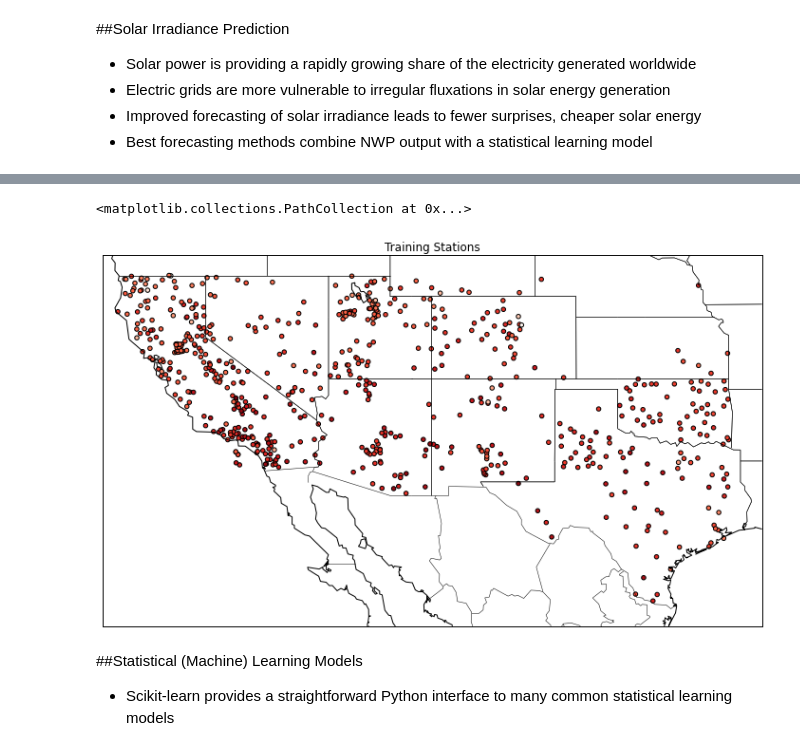
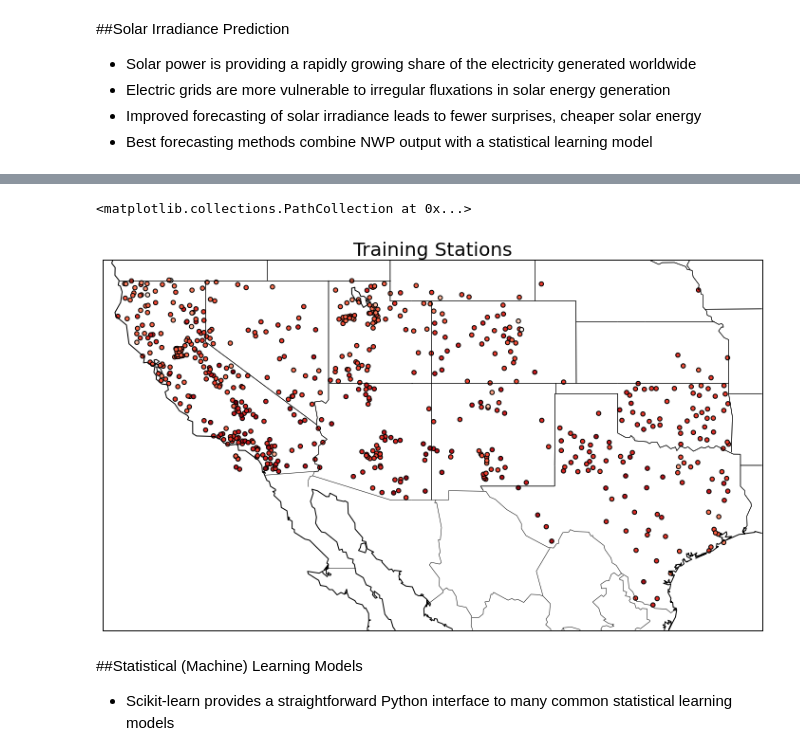
Before and after one commit to djgagne/ucar_sea_2015, a Jupyter notebook: Gagne_UCAR_SEA_Conference_Presentation.ipynb, the cells around one changed output, grey strips where cells are left out. Drawn from its saved outputs; the diff is of its cells as text; code cells hidden in the pictures.

```diff
--- a/Gagne_UCAR_SEA_Conference_Presentation.ipynb
+++ b/Gagne_UCAR_SEA_Conference_Presentation.ipynb
@@ -184,25 +174,25 @@ add_diff
 # %%
 train_stations = solar_training_data['station'].unique()
 max_solar = np.zeros(train_stations.size)
 station_lats = np.zeros(train_stations.size)
 station_lons = np.zeros(train_stations.size)
 for ts, train_station in enumerate(train_stations):
     is_station = solar_training_data['station'] == train_station
     station_idxs = np.nonzero(is_station)[0]
     max_solar[ts] = solar_training_data['av_dswrf_sfc'][is_station].max()
     station_lons[ts] = solar_training_data['lon'][station_idxs[0]]
     station_lats[ts] = solar_training_data['lat'][station_idxs[0]]
 bmap = Basemap(projection='cyl', resolution='l',
                llcrnrlon=-125, urcrnrlon=-93, llcrnrlat=25, urcrnrlat=43)
 plt.figure(figsize=(15,7))
 bmap.drawstates()
 bmap.drawcoastlines()
 bmap.drawcountries()
-plt.title("Training Stations")
+plt.title("Training Stations", fontsize=20)
 plt.scatter(station_lons, station_lats, 20,max_solar,cmap=plt.get_cmap('Reds'))
 # %% [output]
 <matplotlib.collections.PathCollection at 0x...>
-[figure, old version]
+[figure, new version]
 # %% [markdown]
 ##Statistical (Machine) Learning Models
 * Scikit-learn provides a straightforward Python interface to many common statistical learning models
```
Also changed, not shown: parts of 15 cells of this notebook.
